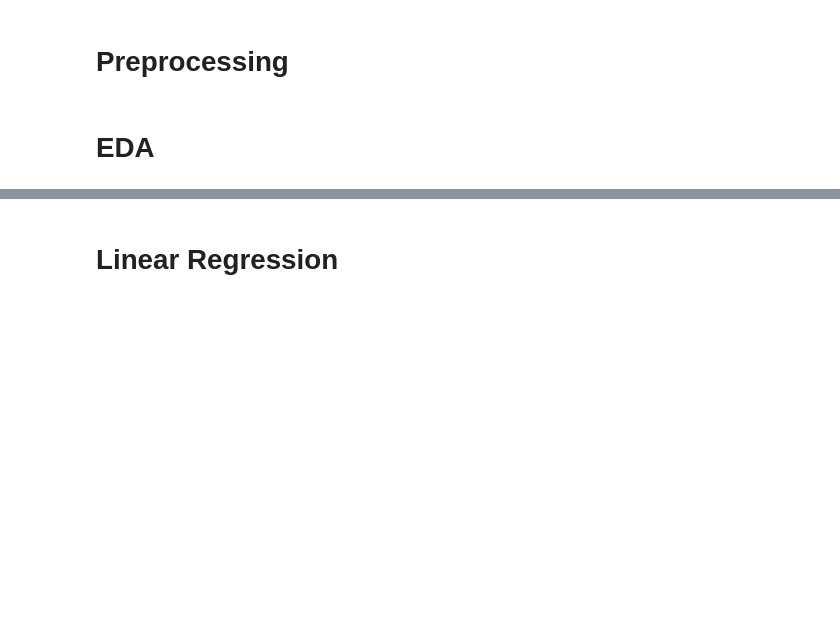
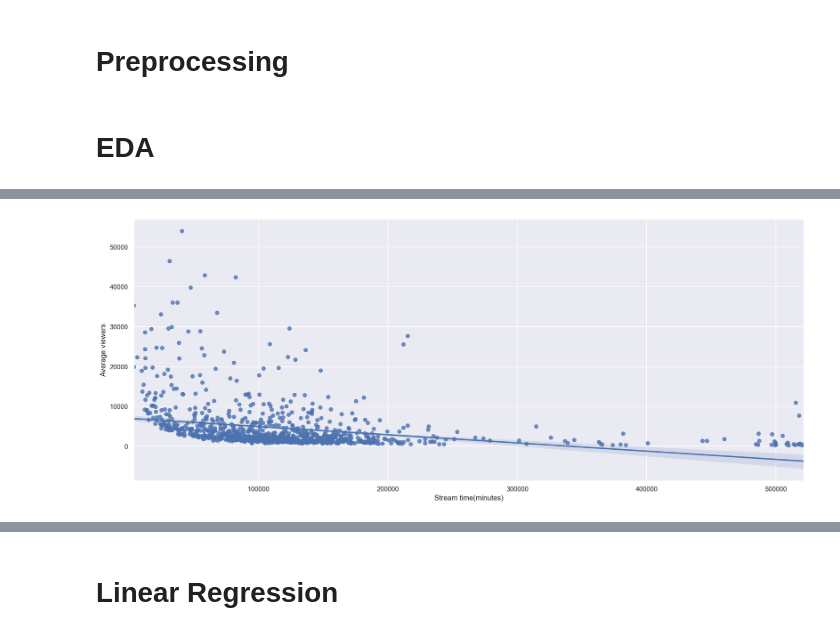
Before and after one commit to timeno10/dss_regression_twitch, a Jupyter notebook: regression.ipynb, the cells around one changed output, grey strips where cells are left out. Cells and saved outputs as stored; diff of their text form; code cells hidden in the pictures; blank space fills up the shorter version.

```diff
--- a/regression.ipynb
+++ b/regression.ipynb
@@ -91,3 +128,8 @@ sns.regplot(x='Date', y='Followers', data=twitch);
+# %%
+plt.figure(figsize=(20,8))
+sns.regplot(x='Stream time(minutes)', y='Average viewers', data=twitch.drop(index=[81, 109]));
+# %% [output]
+[figure, added]
 # %%
 corr_matrix = twitch.corr()
 corr_matrix
```
Also changed, not shown: parts of 52 cells of this notebook.
